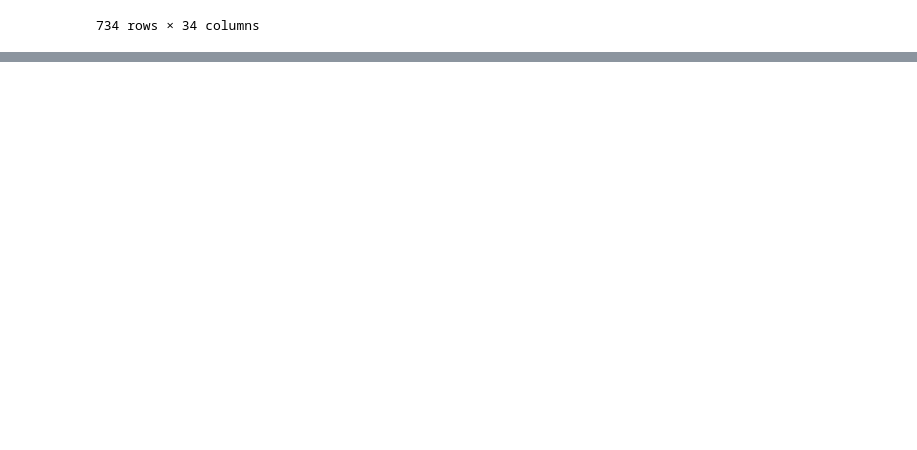
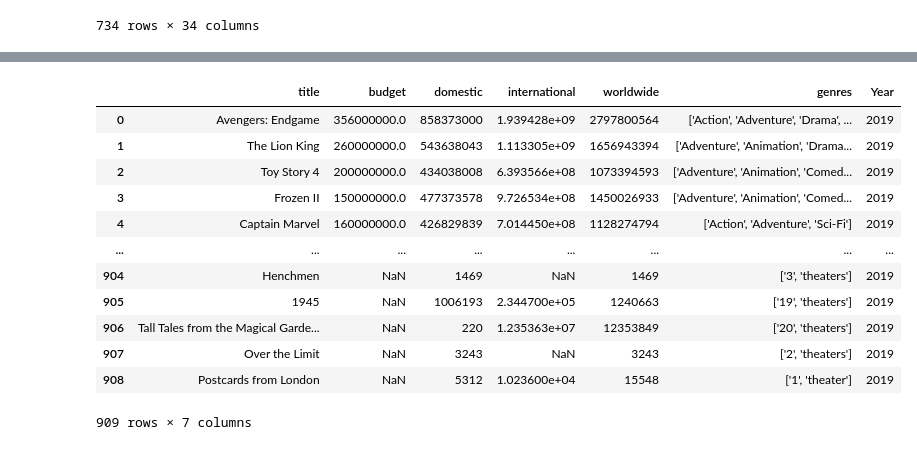
Before and after one commit to learn-co-students/dsc-mod-1-project-v2-1-nyc01-dtsc-ft-080320, a Jupyter notebook: exploration.ipynb, the cells around one changed output, grey strips where cells are left out. Drawn from its saved outputs; the diff is of its cells as text; code cells hidden in the pictures; blank space fills up the shorter version.

```diff
--- a/exploration.ipynb
+++ b/exploration.ipynb
@@ -195,0 +196,20 @@ movies
+# %%
+mg_19 = mg_19[['title', 'budget', 'domestic', 'international', 'worldwide', 'genres']]
+# %%
+mg_19['Year'] = 2019
+# %%
+mg_19
+# %% [output]
+|  | title | budget | domestic | international | worldwide | genres | Year |
+| 0 | Avengers: Endgame | 356000000.0 | 858373000 | 1.939428e+09 | 2797800564 | ['Action', 'Adventure', 'Drama', ... | 2019 |
+| 1 | The Lion King | 260000000.0 | 543638043 | 1.113305e+09 | 1656943394 | ['Adventure', 'Animation', 'Drama... | 2019 |
+| 2 | Toy Story 4 | 200000000.0 | 434038008 | 6.393566e+08 | 1073394593 | ['Adventure', 'Animation', 'Comed... | 2019 |
+| 3 | Frozen II | 150000000.0 | 477373578 | 9.726534e+08 | 1450026933 | ['Adventure', 'Animation', 'Comed... | 2019 |
+| 4 | Captain Marvel | 160000000.0 | 426829839 | 7.014450e+08 | 1128274794 | ['Action', 'Adventure', 'Sci-Fi'] | 2019 |
+| ... | ... | ... | ... | ... | ... | ... | ... |
+| 904 | Henchmen | NaN | 1469 | NaN | 1469 | ['3', 'theaters'] | 2019 |
+| 905 | 1945 | NaN | 1006193 | 2.344700e+05 | 1240663 | ['19', 'theaters'] | 2019 |
+| 906 | Tall Tales from the Magical Garde... | NaN | 220 | 1.235363e+07 | 12353849 | ['20', 'theaters'] | 2019 |
+| 907 | Over the Limit | NaN | 3243 | NaN | 3243 | ['2', 'theaters'] | 2019 |
+| 908 | Postcards from London | NaN | 5312 | 1.023600e+04 | 15548 | ['1', 'theater'] | 2019 |
+909 rows × 7 columns
```
Also changed, not shown: parts of 21 cells of this notebook, 49 other files.
